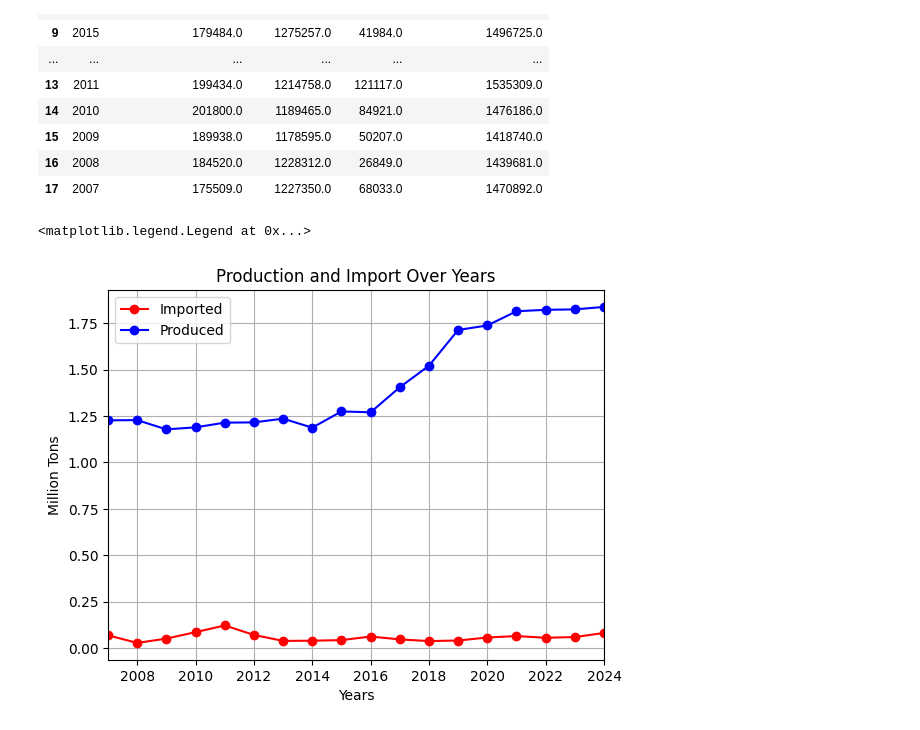
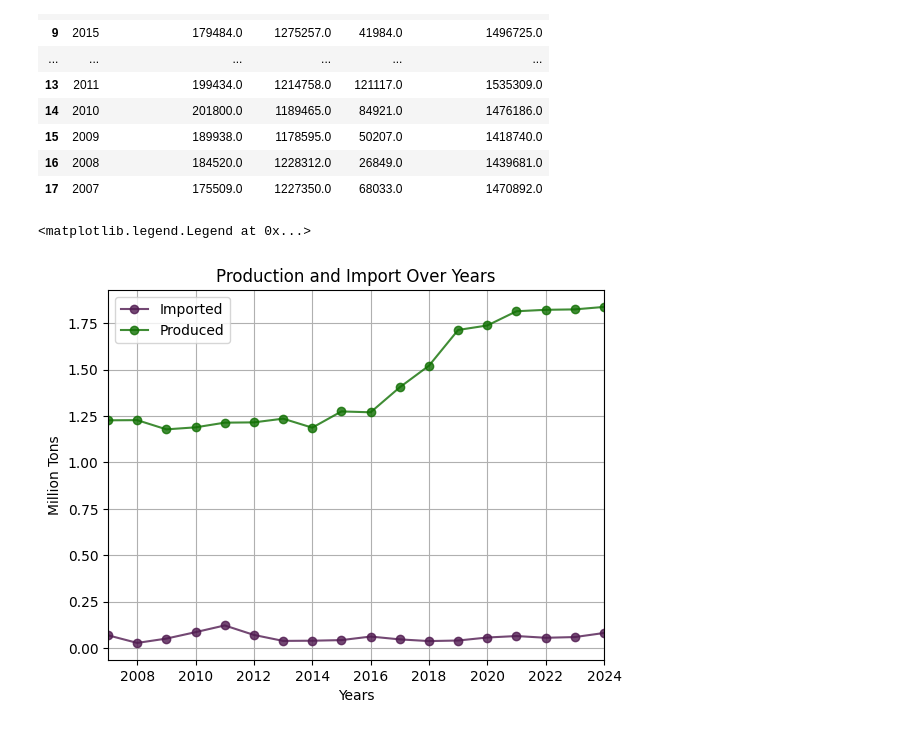
Before and after one commit to sananasgrv/idda-dataset-visualization-, a Jupyter notebook: core_base.ipynb, the cells around one changed output. Cells and saved outputs as stored; diff of their text form; code cells hidden in the pictures.

```diff
--- a/core_base.ipynb
+++ b/core_base.ipynb
@@ -45,17 +45,22 @@ df
 # %%
 #Line chart
 import matplotlib.pyplot as plt
 plt.style.use("default")
 plt.figure(figsize=(6.4, 4.8))
 plt.grid(True)
 plt.title("Production and Import Over Years")
-plt.plot(df["Year"], df["İdxal (ton)"]/1000000, marker='o', color='red', label="Imported")
-plt.plot(df["Year"], df["İstehsal (ton)"]/1000000, marker='o', color='blue', label="Produced")
+plt.plot(df["Year"], df["İdxal (ton)"]/1_000_000,
+         marker='o', color=(80/255, 26/255, 80/255, 0.8),
+         label="Imported")
+
+plt.plot(df["Year"], df["İstehsal (ton)"]/1_000_000,
+         marker='o', color=(16/255, 112/255, 2/255, 0.8),
+         label="Produced")
 plt.xlabel("Years")
 plt.xlim(df["Year"].min(), df["Year"].max())
 plt.ylabel("Million Tons")
 # plt.ylim(df["Tons"].min(), df["Tons"].max())
 plt.legend(loc='upper left')
 # %% [output]
 <matplotlib.legend.Legend at 0x...>
-[figure, old version]
+[figure, new version]
```
